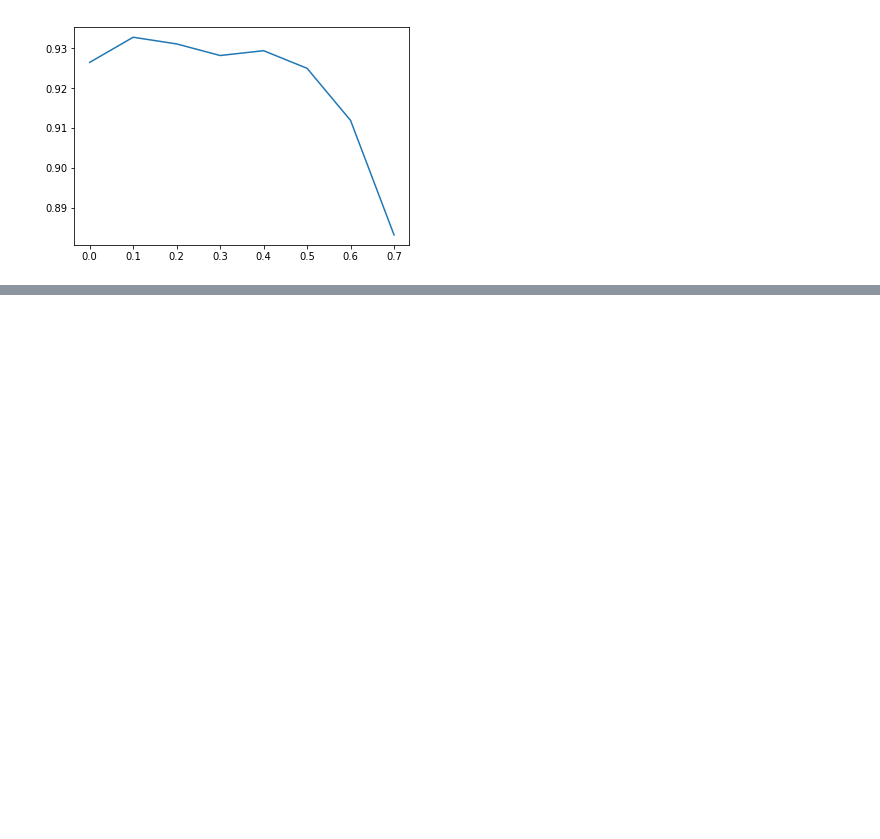
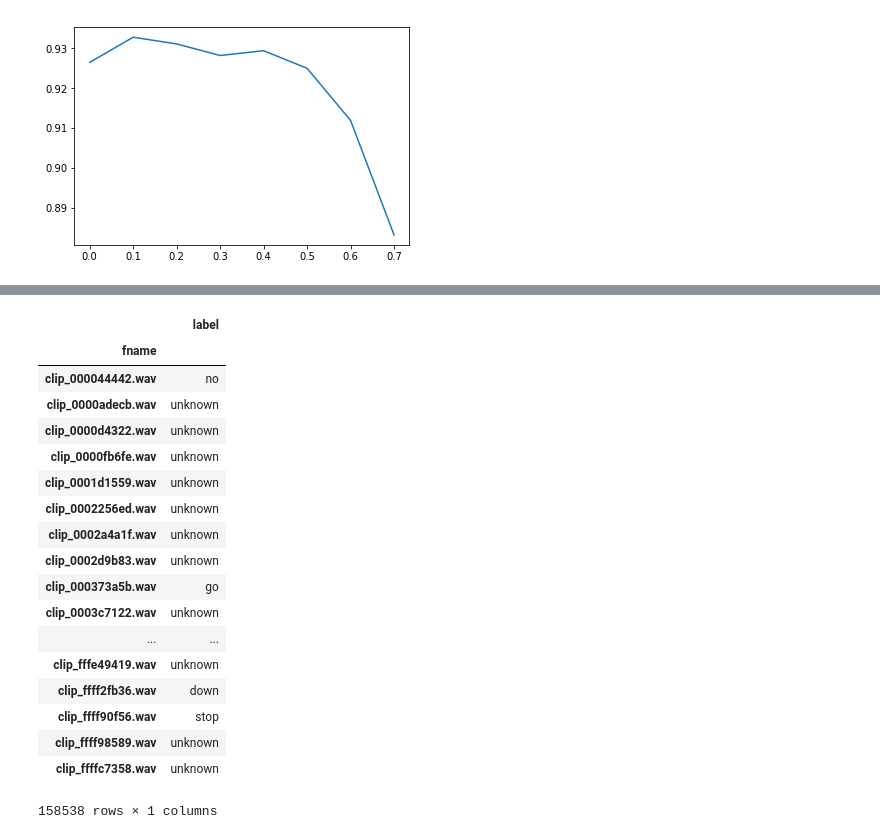
Before and after one commit to PKUGoodSpeed/Kaggle-TensorFlowSpeechRecognition, a Jupyter notebook: pkugoodspeed/notebooks/performance.ipynb, the cells around one changed output, grey strips where cells are left out. Saved outputs shown, nothing was run; the diff lists cells and outputs as text; code cells hidden in the pictures; blank space fills up the shorter version.

```diff
--- a/pkugoodspeed/notebooks/performance.ipynb
+++ b/pkugoodspeed/notebooks/performance.ipynb
@@ -21,0 +79,23 @@ plt.plot(pwrs[:8], accu[:8])
+# %%
+df.set_index('fname', inplace=True)
+df
+# %% [output]
+|  | label |
+| fname |  |
+| clip_000044442.wav | no |
+| clip_0000adecb.wav | unknown |
+| clip_0000d4322.wav | unknown |
+| clip_0000fb6fe.wav | unknown |
+| clip_0001d1559.wav | unknown |
+| clip_0002256ed.wav | unknown |
+| clip_0002a4a1f.wav | unknown |
+| clip_0002d9b83.wav | unknown |
+| clip_000373a5b.wav | go |
+| clip_0003c7122.wav | unknown |
+| ... | ... |
+| clip_fffe49419.wav | unknown |
+| clip_ffff2fb36.wav | down |
+| clip_ffff90f56.wav | stop |
+| clip_ffff98589.wav | unknown |
+| clip_ffffc7358.wav | unknown |
+158538 rows × 1 columns
```
Also changed, not shown: parts of 6 cells of this notebook, 5 other files.
